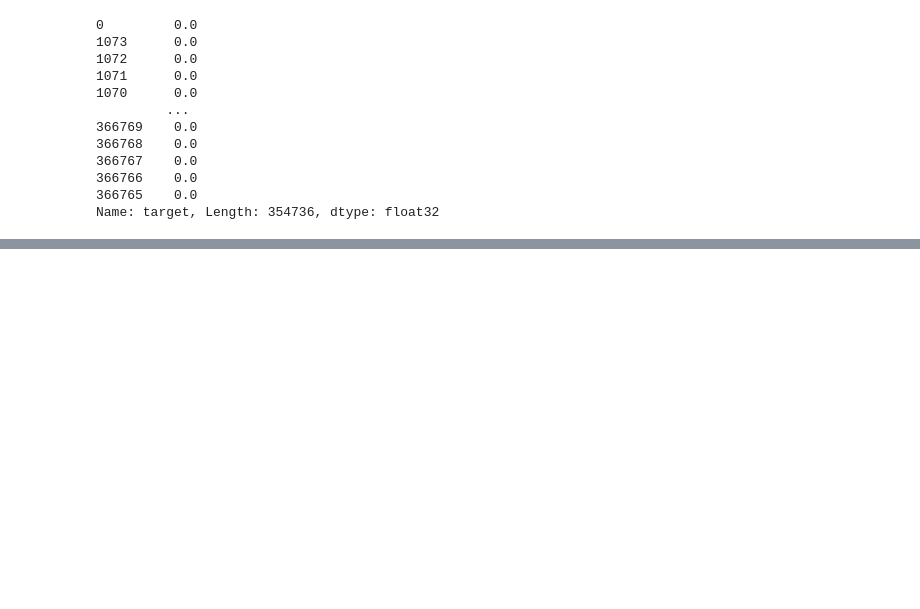
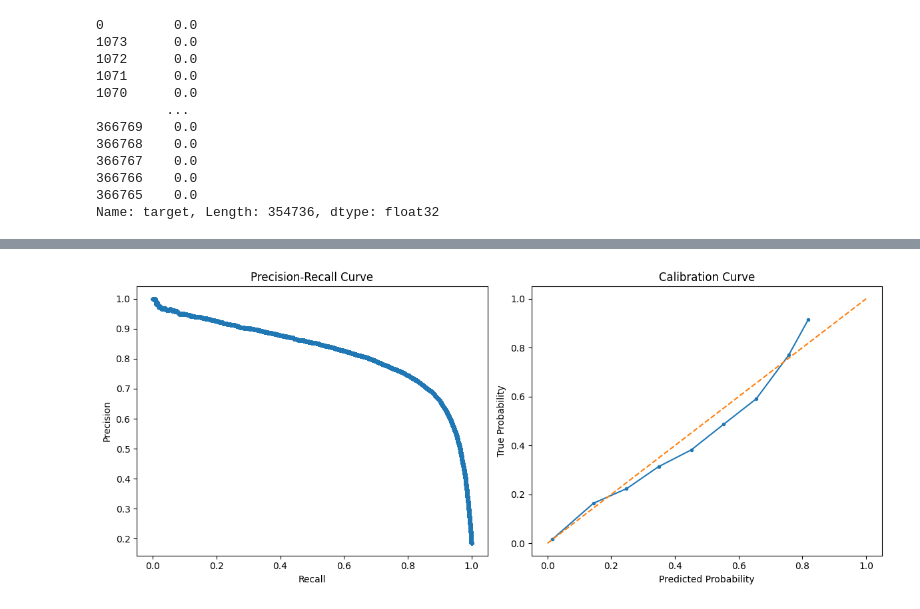
Before and after one commit to marcosmota/ds_lending_club, a Jupyter notebook: notebooks/05_calibration.ipynb, the cells around one changed output, grey strips where cells are left out. Cells and saved outputs as stored; diff of their text form; code cells hidden in the pictures; blank space fills up the shorter version.

```diff
--- a/notebooks/05_calibration.ipynb
+++ b/notebooks/05_calibration.ipynb
@@ -122,2 +140,8 @@ ValueError: y should be a 1d array, got an array of shape (354736, 2) instead.
 # %%
 y_pred_sigmoid = calibrated_model_sigmoid.predict_proba(X_test)[:, 1]
+# %%
+from evaluation.evaluation import plot_pr_calib_curve
+
+plot_pr_calib_curve(y_pred_sigmoid, y_test)
+# %% [output]
+[figure, added]
```
Also changed, not shown: parts of 8 cells of this notebook, 1 other file.
